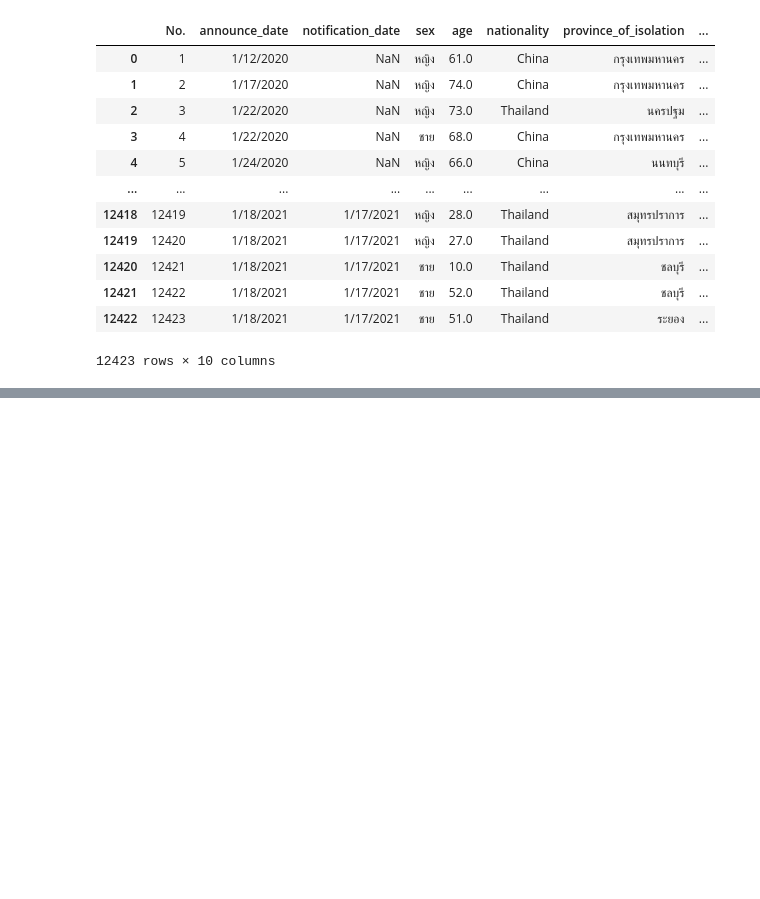
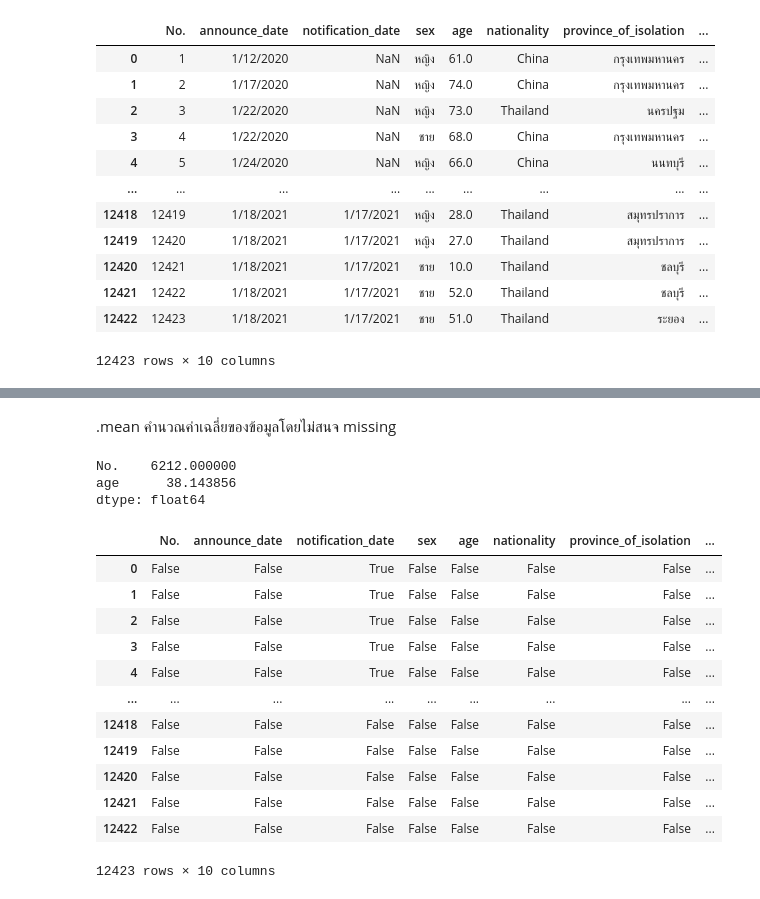
Before and after one commit to Patsee/data_viz, a Jupyter notebook: Pandas_101.ipynb, the cells around one changed output, grey strips where cells are left out. Saved outputs shown, nothing was run; the diff lists cells and outputs as text; code cells hidden in the pictures; blank space fills up the shorter version.

```diff
--- a/Pandas_101.ipynb
+++ b/Pandas_101.ipynb
@@ -563,0 +589,24 @@ Name: 7162, dtype: object
+# %% [markdown]
+.mean   คำนวณค่าเฉลี่ยของข้อมูลโดยไม่สนจ missing
+# %%
+data_covid.mean()
+# %% [output]
+No.    6212.000000
+age      38.143856
+dtype: float64
+# %%
+data_covid.isnull()
+# %% [output]
+|  | No. | announce_date | notification_date | sex | age | nationality | province_of_isolation | ... |
+| 0 | False | False | True | False | False | False | False | ... |
+| 1 | False | False | True | False | False | False | False | ... |
+| 2 | False | False | True | False | False | False | False | ... |
+| 3 | False | False | True | False | False | False | False | ... |
+| 4 | False | False | True | False | False | False | False | ... |
+| ... | ... | ... | ... | ... | ... | ... | ... | ... |
+| 12418 | False | False | False | False | False | False | False | ... |
+| 12419 | False | False | False | False | False | False | False | ... |
+| 12420 | False | False | False | False | False | False | False | ... |
+| 12421 | False | False | False | False | False | False | False | ... |
+| 12422 | False | False | False | False | False | False | False | ... |
+12423 rows × 10 columns
```
Also changed, not shown: parts of 7 cells of this notebook.
